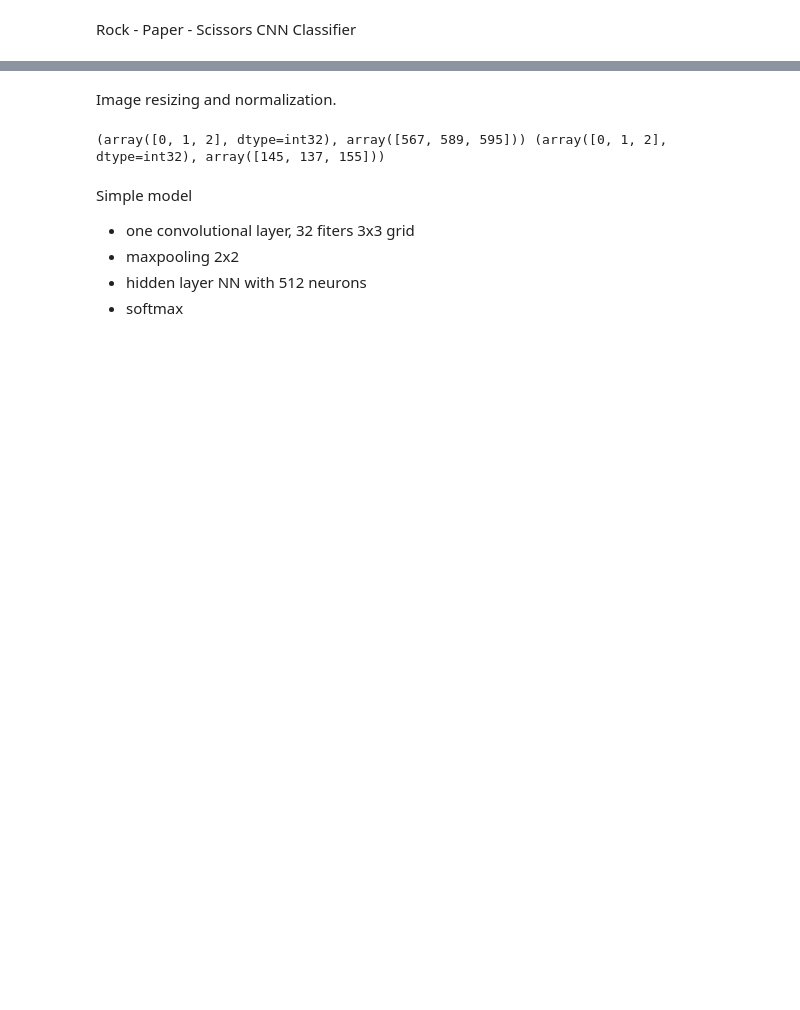
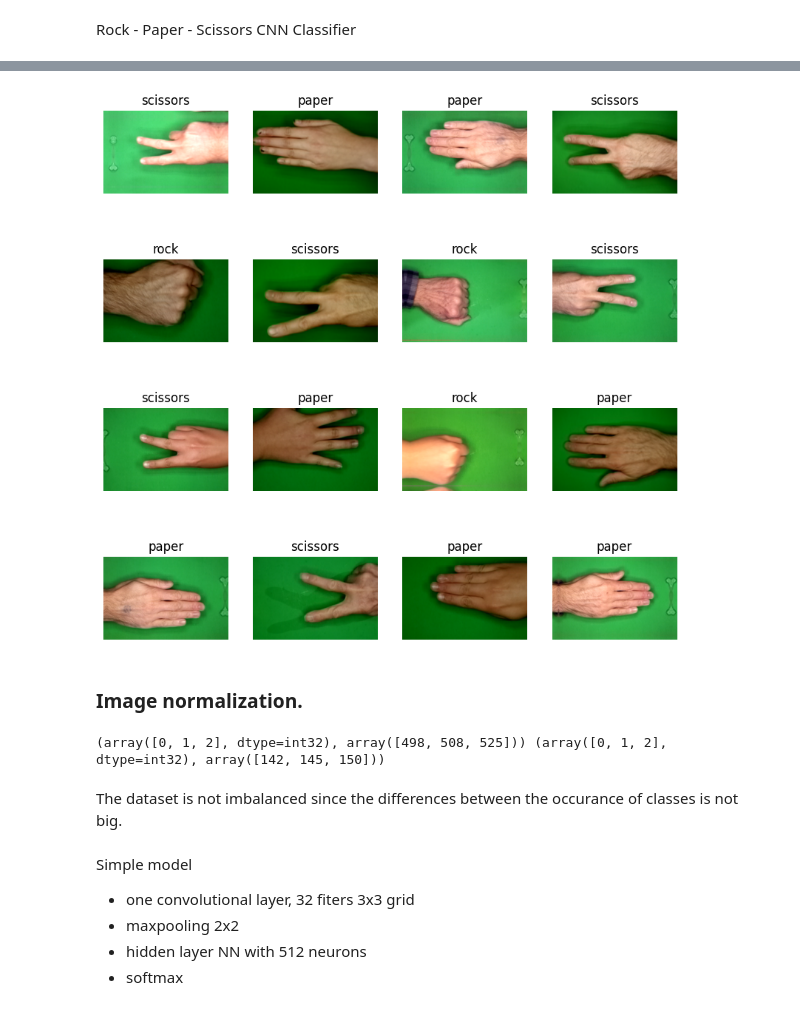
Before and after one commit to Zografska/rock-paper-scissors-cnn, a Jupyter notebook: main.ipynb, the cells around one changed output, grey strips where cells are left out. Drawn from its saved outputs; the diff is of its cells as text; code cells hidden in the pictures; blank space fills up the shorter version.

```diff
--- a/main.ipynb
+++ b/main.ipynb
@@ -53,2 +64,19 @@ for images, labels in train_ds.take(1):
+# %%
+# data augmentation
+from tensorflow.keras import layers
+
+data_augmentation = tf.keras.Sequential([
+    layers.RandomFlip("horizontal_and_vertical"),
+    layers.RandomBrightness(0.2, seed=seed),
+    layers.RandomZoom(0.2, seed=seed),
+    layers.RandomContrast(0.4, seed=seed),
+    layers.RandomCrop(height=200, width=300, seed=seed),
+])
+
+augmented_train_ds = initial_train_ds.map(lambda x, y: (data_augmentation(x, training=True), y))
+# %%
+visualize_dataset(augmented_train_ds, classes)
+# %% [output]
+[figure, added]
 # %% [markdown]
-Image resizing and normalization.
+### Image normalization.
@@ -55,8 +92,5 @@ Image resizing and normalization.
 # %%
-# normalize images
-train_ds = train_ds.map(lambda x, y: (tf.cast(x, tf.float32) / 255.0, y))
-val_ds = val_ds.map(lambda x, y: (tf.cast(x, tf.float32) / 255.0, y))
-
+# convert datasets to numpy arrays for further processing
 def dataset_to_numpy(ds):
     X, y = [], []
     for images, labels in ds:
@@ -65,10 +99,15 @@ def dataset_to_numpy(ds):
     return tf.concat(X, axis=0), tf.concat(y, axis=0)
 
 X_train, y_train = dataset_to_numpy(train_ds)
-X_test, y_test = dataset_to_numpy(val_ds)
-print(np.unique(y_train,return_counts=True),np.unique(y_test,return_counts=True))
+X_validation, y_validation = dataset_to_numpy(val_ds)
+X_test, y_test = dataset_to_numpy(test_ds)
-# %% [output]
-(array([0, 1, 2], dtype=int32), array([567, 589, 595])) (array([0, 1, 2], dtype=int32), array([145, 137, 155]))
+# %%
+# are the datasets balanced?
+print(np.unique(y_train,return_counts=True),np.unique(y_validation,return_counts=True))
+# %% [output]
+(array([0, 1, 2], dtype=int32), array([498, 508, 525])) (array([0, 1, 2], dtype=int32), array([142, 145, 150]))
+# %% [markdown]
+The dataset is not imbalanced since the differences between the occurance of classes is not big.
 # %% [markdown]
 Simple model
 - one convolutional layer, 32 fiters 3x3 grid
```
Also changed, not shown: parts of 27 cells of this notebook, 1 other file.
